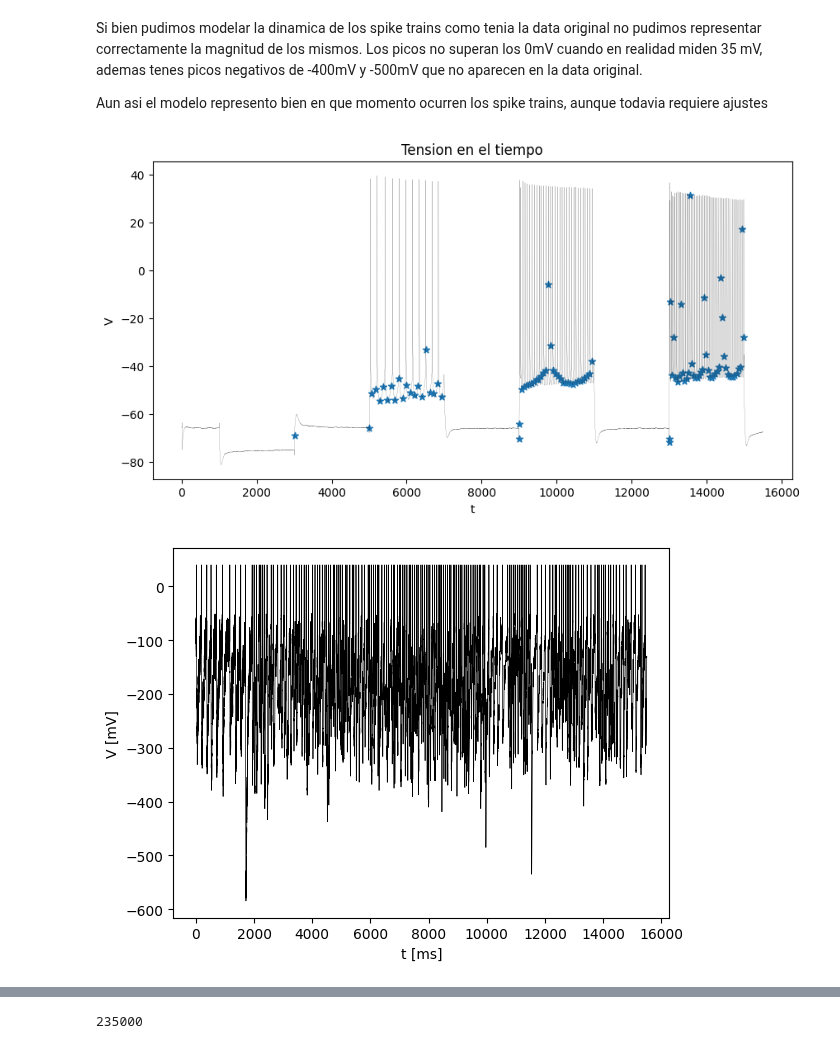
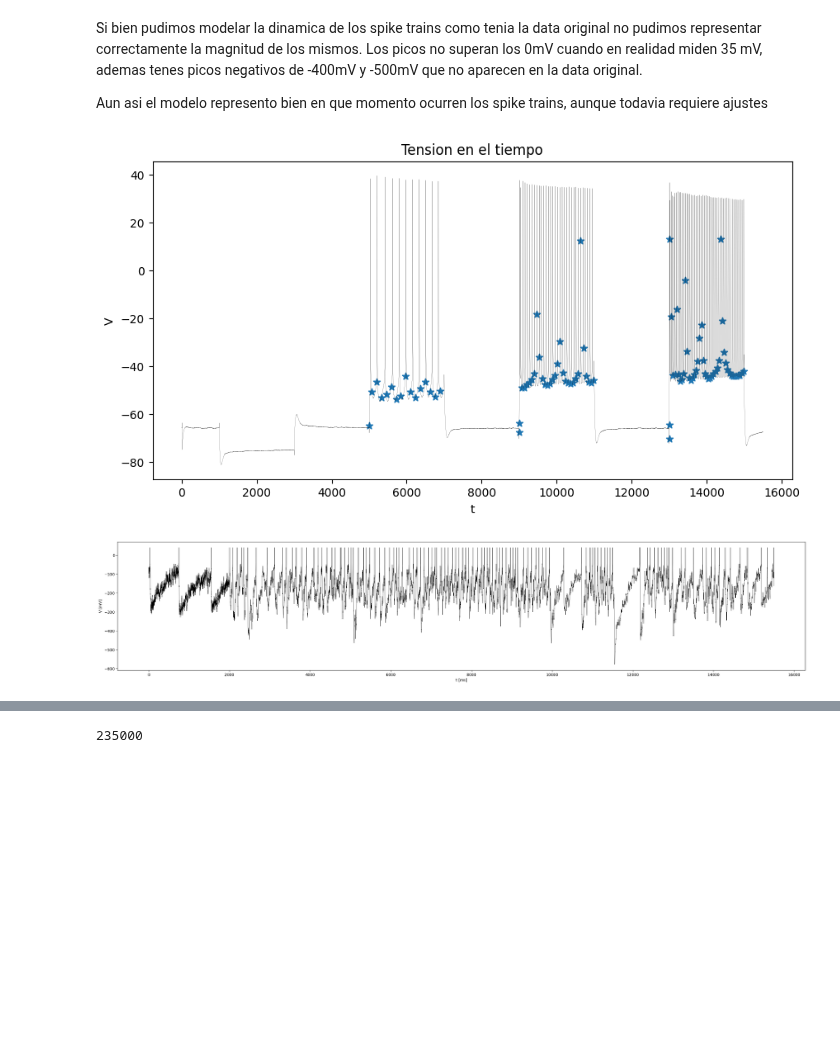
Before and after one commit to gonzagrau/Neuro-16-82, a Jupyter notebook: Trabajo Final/result_prelim_Grau_Gonzalez.ipynb, the cells around one changed output, grey strips where cells are left out. Cells and saved outputs as stored; diff of their text form; code cells hidden in the pictures; blank space fills up the shorter version.

```diff
--- a/Trabajo Final/result_prelim_Grau_Gonzalez.ipynb
+++ b/Trabajo Final/result_prelim_Grau_Gonzalez.ipynb
@@ -79,7 +86,7 @@ En primera instancia, vamos a ajustar un modelo AdEx, implementado en el módulo
 adex = Adex_model(V_reset = -50*mV,
                   V_thres = -35*mV,
                   V_postreset = 40*mV,
-                  b = 300*pA,
+                  b = 450*pA,
                   V_rest = -65*mV,
                   delta_T = 1.0*mV)
 
@@ -91,7 +98,7 @@ adex.fit_spikes(t,
                 tweak_units=[nS, pA, mV, ms, ms, Mohm],
                 N_iter=100,
                 max_rep=15,
-                pop_size=30,
-                mut_rate=0.3,
-                mut_scale=5)
+                pop_size=50,
+                mut_rate=0.1,
+                mut_scale=10)
 # %% [output]
@@ -108,12 +139,12 @@ Aun asi el modelo represento bien en que momento ocurren los spike trains, aunqu
 # %%
 plt.figure(figsize=(10, 5))
 plt.plot(t/ms,v_train, "k-", linewidth=0.1)
 plt.scatter(np.array(sim_spikes)/(fs*ms),v_train[sim_spikes],marker="*")
 plt.xlabel('t')
 plt.ylabel('V')
 plt.title('Tension en el tiempo')
 plt.show()
-X,sim_spikes = adex.simulate_trajectory(t, I_test, plot=True)
+X,spikes_adex_test = adex.simulate_trajectory(t, I_test, plot=True)
 # %% [output]
-[figure, old version]
+[figure, new version]
-[figure, old version]
+[figure, new version]
```
Also changed, not shown: parts of 9 cells of this notebook, 3 other files.
